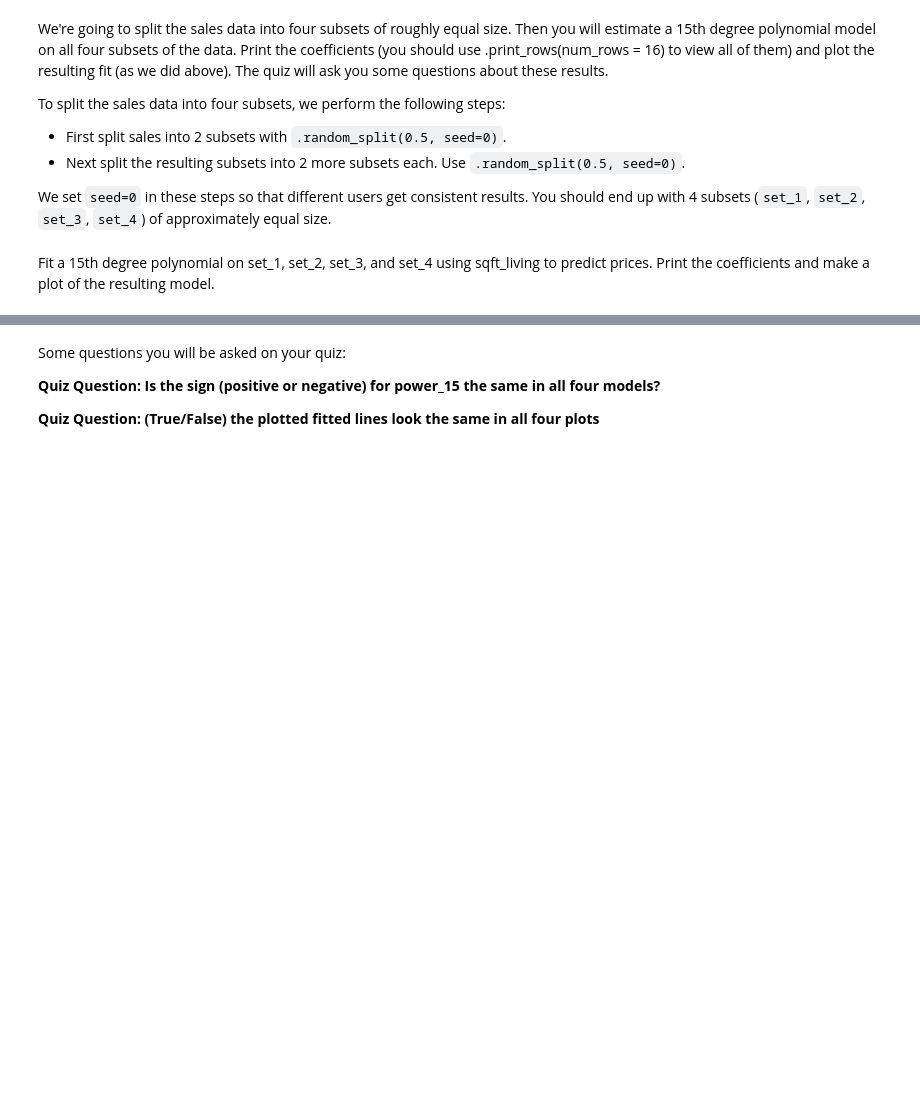
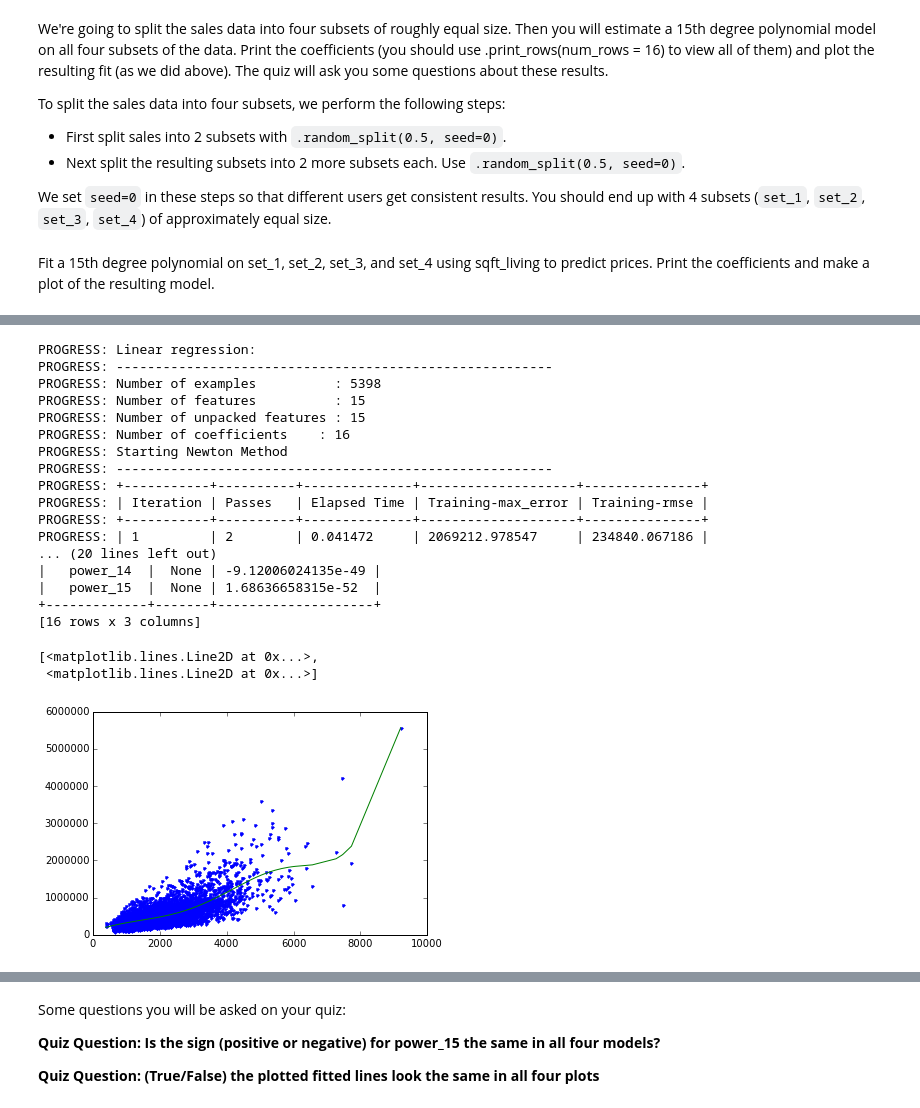
Before and after one commit to tjaskula/Coursera, a Jupyter notebook: Specializations/Machine Learning/Regression/Week 3/Assignment 1/week-3-polynomial-regression-assignment-blank.ipynb, the cells around one changed output, grey strips where cells are left out. Saved outputs shown, nothing was run; the diff lists cells and outputs as text; code cells hidden in the pictures; blank space fills up the shorter version.

```diff
--- a/Specializations/Machine Learning/Regression/Week 3/Assignment 1/week-3-polynomial-regression-assignment-blank.ipynb
+++ b/Specializations/Machine Learning/Regression/Week 3/Assignment 1/week-3-polynomial-regression-assignment-blank.ipynb
@@ -144,0 +287,31 @@ Fit a 15th degree polynomial on set_1, set_2, set_3, and set_4 using sqft_living
+# %%
+set2_data = polynomial_sframe(set_2['sqft_living'], 15)
+set2_features = set2_data.column_names() # get the name of the features
+set2_data['price'] = set_2['price'] # add price to the data since it's the target
+set2_model = graphlab.linear_regression.create(set2_data, target = 'price', features = set2_features, validation_set = None)
+
+set2_model.get("coefficients").print_rows(num_rows = 16)
+
+plt.plot(set2_data['power_1'],set2_data['price'],'.',
+        set2_data['power_1'], set2_model.predict(set2_data),'-')
+# %% [output]
+PROGRESS: Linear regression:
+PROGRESS: --------------------------------------------------------
+PROGRESS: Number of examples          : 5398
+PROGRESS: Number of features          : 15
+PROGRESS: Number of unpacked features : 15
+PROGRESS: Number of coefficients    : 16
+PROGRESS: Starting Newton Method
+PROGRESS: --------------------------------------------------------
+PROGRESS: +-----------+----------+--------------+--------------------+---------------+
+PROGRESS: | Iteration | Passes   | Elapsed Time | Training-max_error | Training-rmse |
+PROGRESS: +-----------+----------+--------------+--------------------+---------------+
+PROGRESS: | 1         | 2        | 0.041472     | 2069212.978547     | 234840.067186 |
+... (20 lines left out)
+|   power_14  |  None | -9.12006024135e-49 |
+|   power_15  |  None | 1.68636658315e-52  |
++-------------+-------+--------------------+
+[16 rows x 3 columns]
+[<matplotlib.lines.Line2D at 0x...>,
+ <matplotlib.lines.Line2D at 0x...>]
+[figure, added]
```
Also changed, not shown: parts of 17 cells of this notebook.
